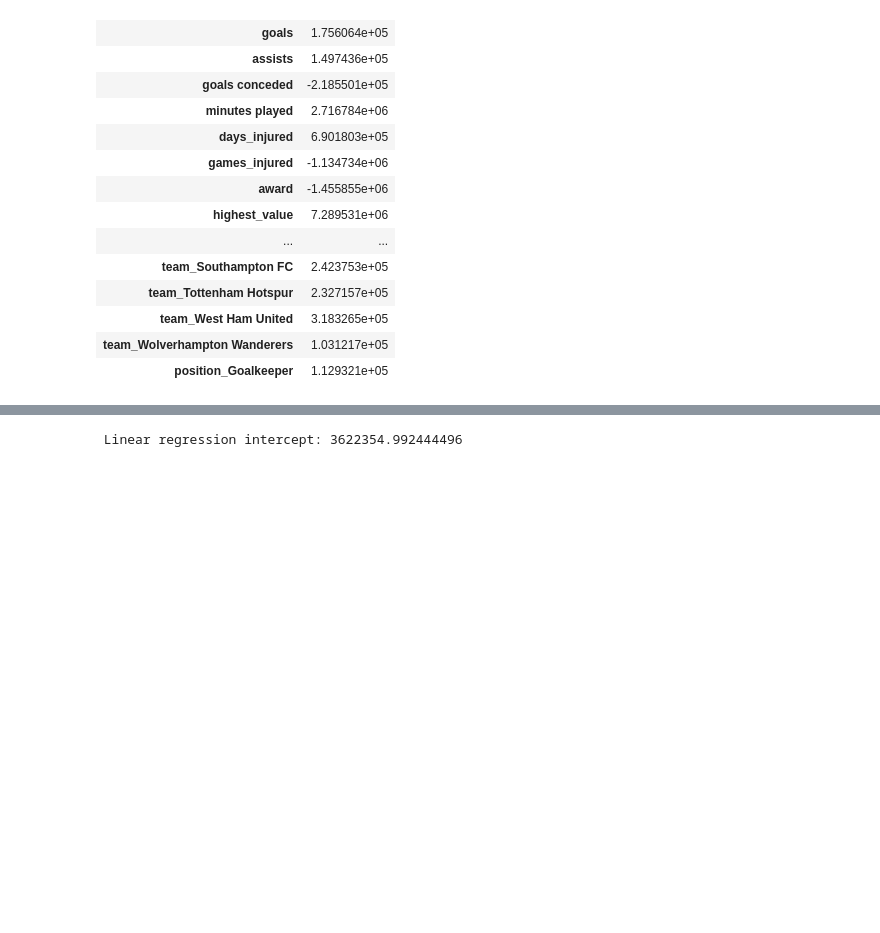
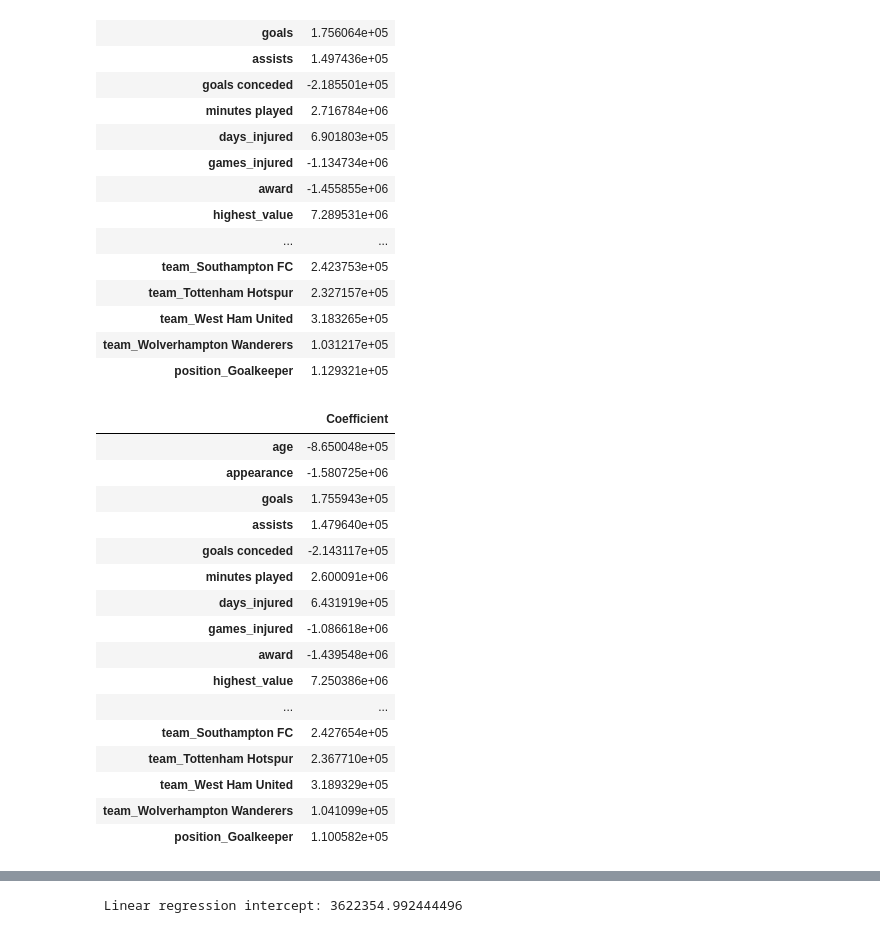
Before and after one commit to zaidAlkhathlan/Usecase-7, a Jupyter notebook: Linear_Regression_zaid.ipynb, the cells around one changed output, grey strips where cells are left out. Saved outputs shown, nothing was run; the diff lists cells and outputs as text; code cells hidden in the pictures; blank space fills up the shorter version.

```diff
--- a/EDA explain template.ipynb
+++ b/Linear_Regression_zaid.ipynb
@@ -520,3 +508,5 @@ X.shape
 # %%
 
 model = LinearRegression()
+# %%
+ridge_model = Ridge()
@@ -523,3 +515,18 @@ model = LinearRegression()
+# %%
+param_grid = {
+    'alpha': [10, 20, 30, 40, 50]
+}
+grid_search_ridge = GridSearchCV(estimator=ridge_model,
+                           param_grid=param_grid,
+                           cv=5,
+                           scoring='neg_mean_squared_error',
+                           verbose=1)
+
+grid_search_lasso = GridSearchCV(estimator=lasso_model,
+                           param_grid=param_grid,
+                           cv=5,
+                           scoring='neg_mean_squared_error',
+                           verbose=1)
 # %%
 model.fit(X_train_scaled, y_train)
 # %% [output]
@@ -529,2 +560,4 @@ y_pred = model.predict(X_test_scaled)
 # %%
 coeff_df = pd.DataFrame(model.coef_,X.columns,columns=['Coefficient'])   # Linear model cofficients
+# %%
+coeff_df_ridge = pd.DataFrame(best_model_ridge.coef_,X.columns,columns=['Coefficient']) # Ridge model cofficients
@@ -548,3 +583,23 @@ coeff_df
 | team_West Ham United | 3.183265e+05 |
 | team_Wolverhampton Wanderers | 1.031217e+05 |
 | position_Goalkeeper | 1.129321e+05 |
+# %%
+coeff_df_ridge
+# %% [output]
+|  | Coefficient |
+| age | -8.650048e+05 |
+| appearance | -1.580725e+06 |
+| goals | 1.755943e+05 |
+| assists | 1.479640e+05 |
+| goals conceded | -2.143117e+05 |
+| minutes played | 2.600091e+06 |
+| days_injured | 6.431919e+05 |
+| games_injured | -1.086618e+06 |
+| award | -1.439548e+06 |
+| highest_value | 7.250386e+06 |
+| ... | ... |
+| team_Southampton FC | 2.427654e+05 |
+| team_Tottenham Hotspur | 2.367710e+05 |
+| team_West Ham United | 3.189329e+05 |
+| team_Wolverhampton Wanderers | 1.041099e+05 |
+| position_Goalkeeper | 1.100582e+05 |
```
Also changed, not shown: parts of 68 cells of this notebook, 1 other file.
